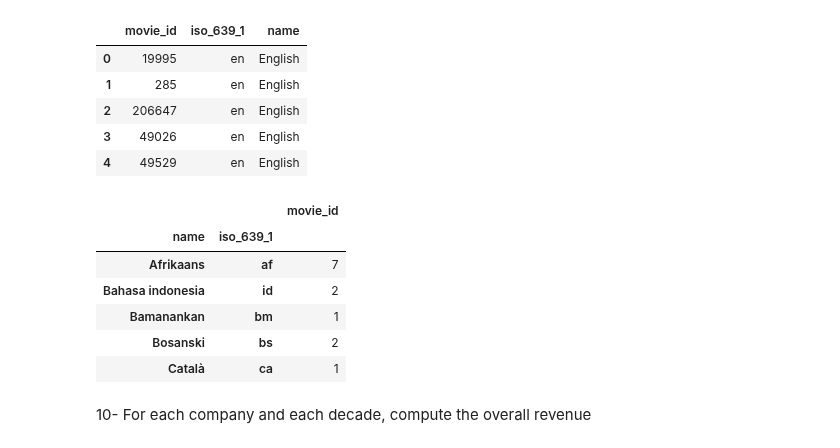
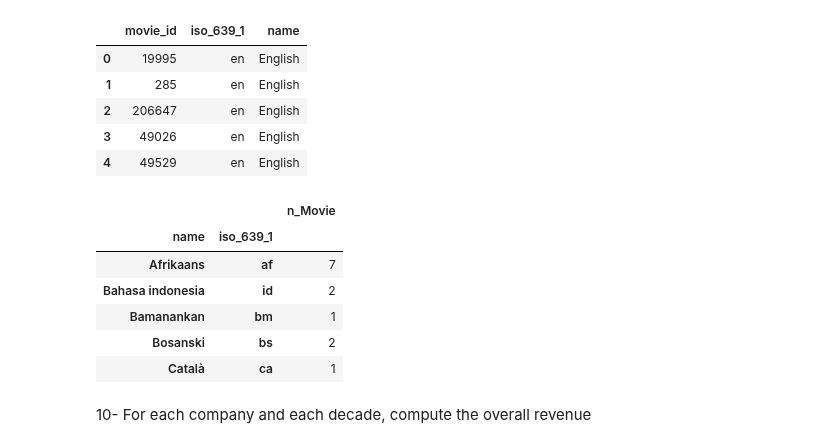
Before and after one commit to silviasantamaria/computerscience, a Jupyter notebook: NUOVO_PROJECT.ipynb, the cells around one changed output. Saved outputs shown, nothing was run; the diff lists cells and outputs as text; code cells hidden in the pictures.

```diff
--- a/NUOVO_PROJECT.ipynb
+++ b/NUOVO_PROJECT.ipynb
@@ -413,10 +413,11 @@ df2.head()
 # %%
 lang= df2.groupby(['name', 'iso_639_1']).count()
 lang.rename(index=str, columns={'movie_id': 'count_movie'})
 lang= lang.iloc[2:] #vengono tolte le prime due righe del dataset, non classificabili in nessuna lingua
+lang= lang.rename(index=str, columns={'movie_id':'n_Movie'})
 lang.head()
 # %% [output]
-|  |  | movie_id |
+|  |  | n_Movie |
 | name | iso_639_1 |  |
 | Afrikaans | af | 7 |
 | Bahasa indonesia | id | 2 |
```
Also changed, not shown: parts of 3 cells of this notebook.
